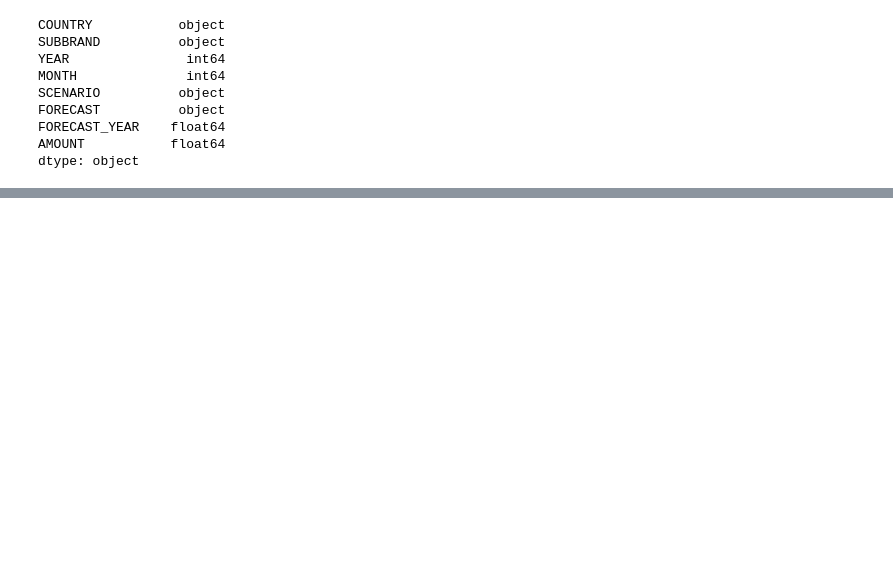
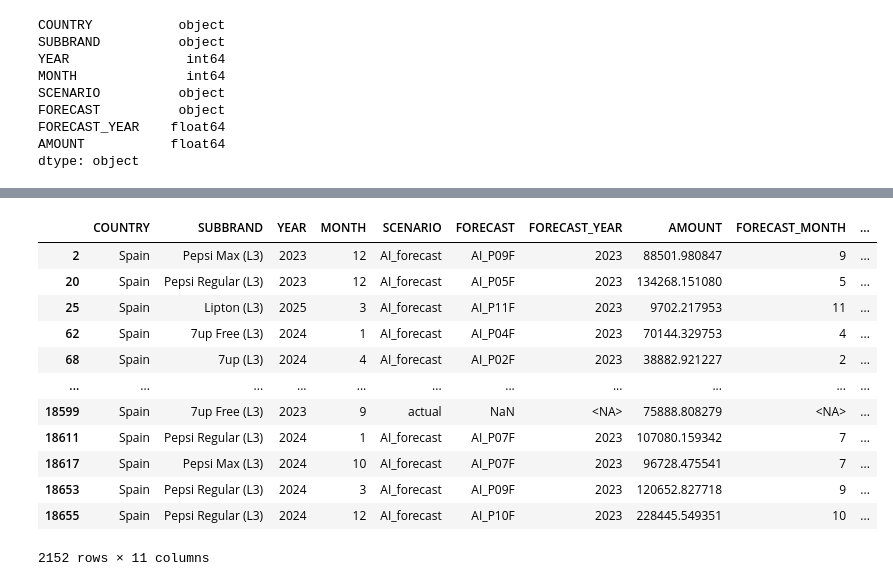
Before and after one commit to nataliaiglesiasbueno/UFV_visualizacion_datos, a Jupyter notebook: clase_2.ipynb, the cells around one changed output, grey strips where cells are left out. Drawn from its saved outputs; the diff is of its cells as text; code cells hidden in the pictures; blank space fills up the shorter version.

```diff
--- a/clase_2.ipynb
+++ b/clase_2.ipynb
@@ -175,0 +254,15 @@ fig.show()
+# %%
+import pandas as pd
+
+# Filtrar los datos para el país Portugal
+spain_forecasts = df[df['COUNTRY'] == 'Spain']
+
+# Mapear los códigos de predicción a los meses
+forecast_month_mapping = {
+    'AI_PF': 1, 'AI_P02F': 2, 'AI_P03F': 3, 'AI_P04F': 4,
+    'AI_P05F': 5, 'AI_P06F': 6, 'AI_P07F': 7, 'AI_P08F': 8,
+    'AI_P09F': 9, 'AI_P10F': 10, 'AI_P11F': 11, 'AI_P12F': 12
+}
+
+# Añadir la columna de mes en el que se hizo la predicción
+spain_forecasts['FORECAST_MONTH'] = spain_forecasts['FORECAST'].map(forecast_month_mapping)
@@ -175,0 +274,7 @@ fig.show()
+# %%
+spain_forecasts['DATE'] = pd.to_datetime(spain_forecasts[['YEAR', 'MONTH']].assign(DAY=1))
+
+spain_forecasts['FORECAST_MONTH'] = pd.to_numeric(spain_forecasts['FORECAST_MONTH'], errors='coerce').astype('Int64')
+spain_forecasts['FORECAST_YEAR'] = pd.to_numeric(spain_forecasts['FORECAST_YEAR'], errors='coerce').astype('Int64')
+
+spain_forecasts['DATE_FORECAST'] = pd.to_datetime(spain_forecasts['FORECAST_YEAR'].astype(str) + '-' + spain_forecasts['FORECAST_MONTH'].astype(str), format='%Y-%m', errors='coerce')
@@ -175,0 +299,16 @@ fig.show()
+# %%
+spain_forecasts
+# %% [output]
+|  | COUNTRY | SUBBRAND | YEAR | MONTH | SCENARIO | FORECAST | FORECAST_YEAR | AMOUNT | FORECAST_MONTH | ... |
+| 2 | Spain | Pepsi Max (L3) | 2023 | 12 | AI_forecast | AI_P09F | 2023 | 88501.980847 | 9 | ... |
+| 20 | Spain | Pepsi Regular (L3) | 2023 | 12 | AI_forecast | AI_P05F | 2023 | 134268.151080 | 5 | ... |
+| 25 | Spain | Lipton (L3) | 2025 | 3 | AI_forecast | AI_P11F | 2023 | 9702.217953 | 11 | ... |
+| 62 | Spain | 7up Free (L3) | 2024 | 1 | AI_forecast | AI_P04F | 2023 | 70144.329753 | 4 | ... |
+| 68 | Spain | 7up (L3) | 2024 | 4 | AI_forecast | AI_P02F | 2023 | 38882.921227 | 2 | ... |
+| ... | ... | ... | ... | ... | ... | ... | ... | ... | ... | ... |
+| 18599 | Spain | 7up Free (L3) | 2023 | 9 | actual | NaN | <NA> | 75888.808279 | <NA> | ... |
+| 18611 | Spain | Pepsi Regular (L3) | 2024 | 1 | AI_forecast | AI_P07F | 2023 | 107080.159342 | 7 | ... |
+| 18617 | Spain | Pepsi Max (L3) | 2024 | 10 | AI_forecast | AI_P07F | 2023 | 96728.475541 | 7 | ... |
+| 18653 | Spain | Pepsi Regular (L3) | 2024 | 3 | AI_forecast | AI_P09F | 2023 | 120652.827718 | 9 | ... |
+| 18655 | Spain | Pepsi Regular (L3) | 2024 | 12 | AI_forecast | AI_P10F | 2023 | 228445.549351 | 10 | ... |
+2152 rows × 11 columns
```
Also changed, not shown: parts of 120 cells of this notebook.
